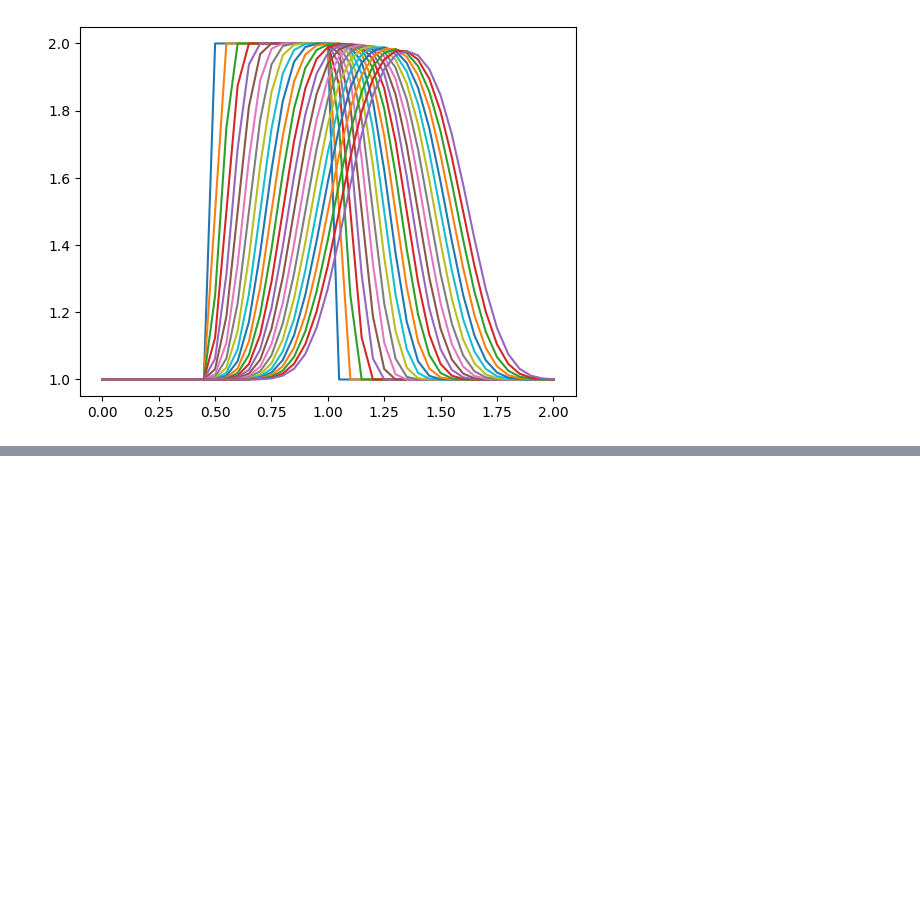
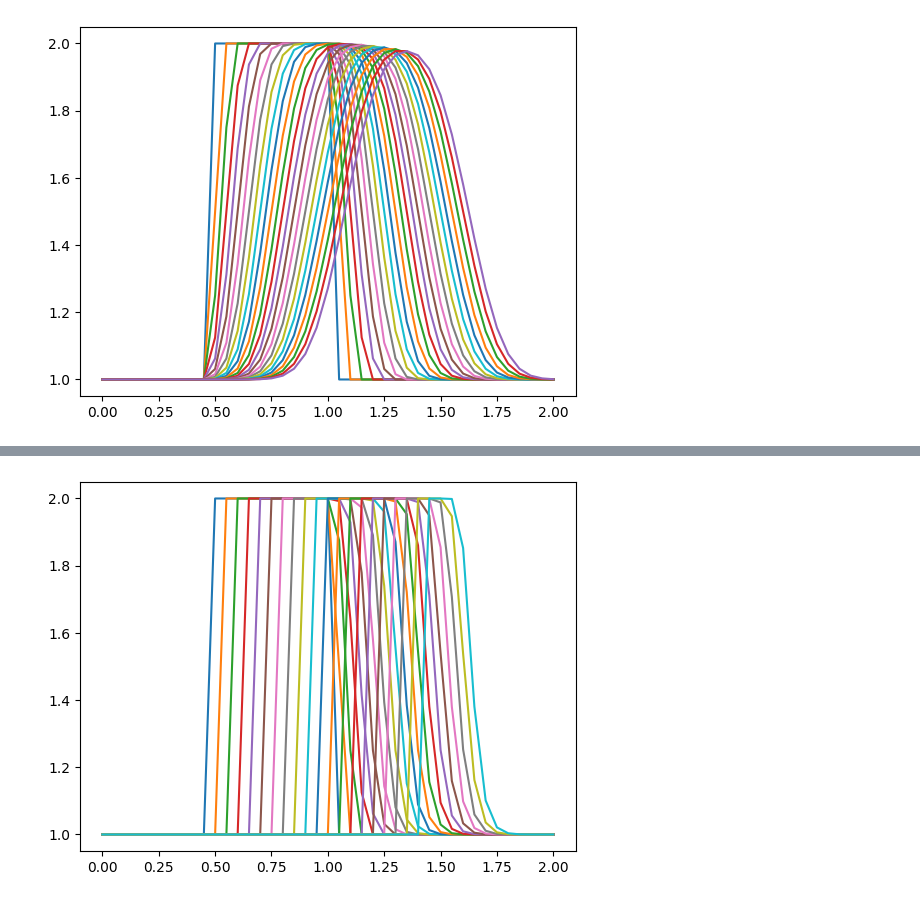
Before and after one commit to albertsun0/CFD-notes, a Jupyter notebook: 1-1d-convection/notes.ipynb, the cells around one changed output, grey strips where cells are left out. Saved outputs shown, nothing was run; the diff lists cells and outputs as text; code cells hidden in the pictures; blank space fills up the shorter version.

```diff
--- a/1-1d-linear-convection/notes.ipynb
+++ b/1-1d-convection/notes.ipynb
@@ -84,0 +124,5 @@ for i in iterations:
+# %%
+for i in iterations:
+    plt.plot(np.linspace(0, 2, nx), i)
+# %% [output]
+[figure, added]
```
Also changed, not shown: parts of 6 cells of this notebook, 1 other file.
